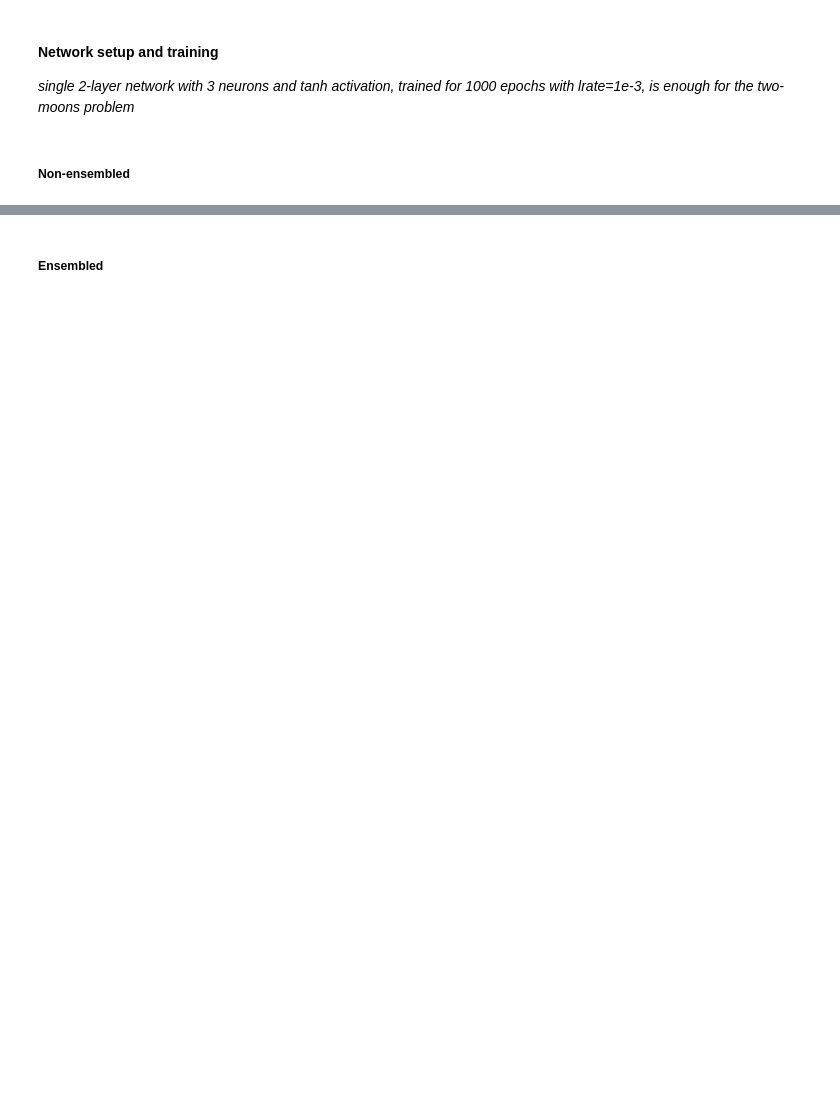
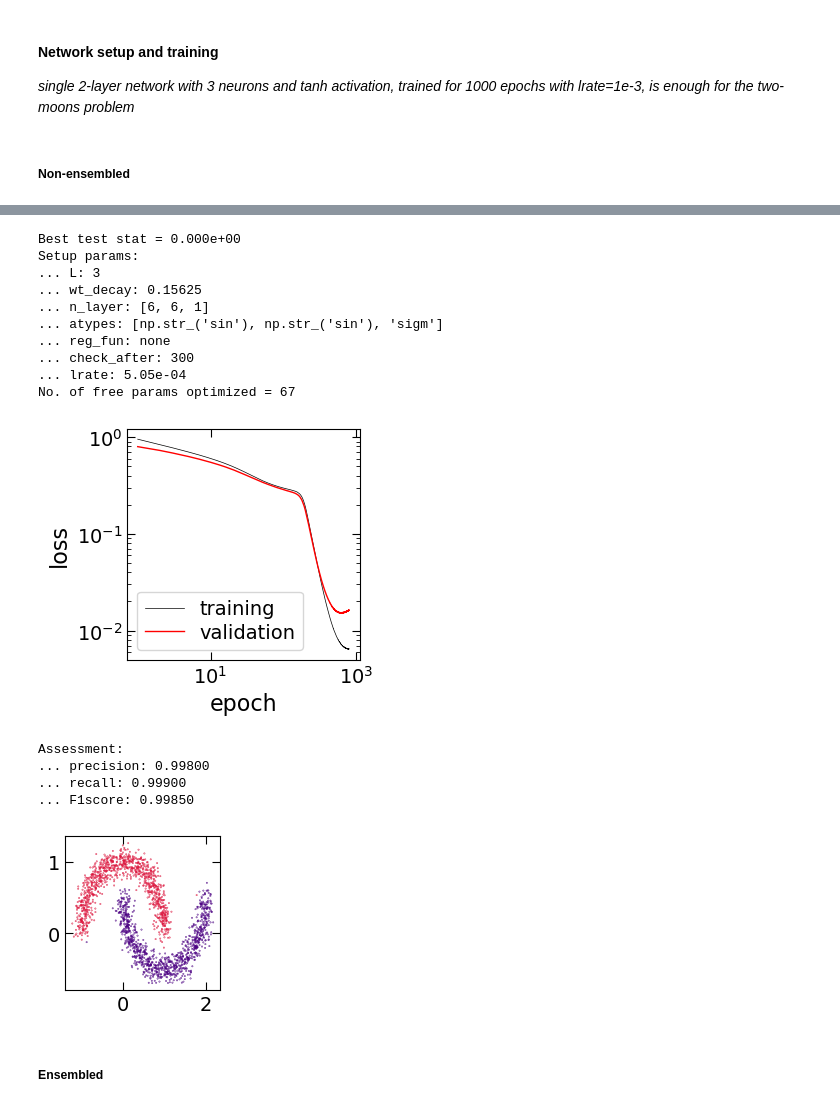
Before and after one commit to a-paranjape/mlfundas, a Jupyter notebook: examples/HyperOpt_Example.ipynb, the cells around one changed output, grey strips where cells are left out. Cells and saved outputs as stored; diff of their text form; code cells hidden in the pictures; blank space fills up the shorter version.

Commit message:
updated with classification example

```diff
--- a/examples/HyperOpt_Example.ipynb
+++ b/examples/HyperOpt_Example.ipynb
@@ -47,11 +47,11 @@ mpl.rcParams['ytick.minor.size'] = 3
 Plot_Stem = 'hyperopt/plots'
 Path(Plot_Stem).mkdir(parents=True,exist_ok=True)
 
-Nproc = 16
+Nproc = 8
 
 Save_Fig = True
 # %%
-Shallow = None # True: shallow+wide arch; False: deep+narrow arch; None: telescoping arch
+Shallow = True # True: shallow+wide arch; False: deep+narrow arch; None: telescoping arch
 Fixed_Width = True # can be False for deep networks
 if Shallow is not None:
     Depth_Str_Root = 'shallow' if Shallow else 'deep'
@@ -63,7 +63,7 @@ else:
 Plot_Str_Root = '' + Depth_Str_Root
 
 Standardize_X = True # whether or not to standardize features
-Standardize_Y = True # whether or not to standardize labels (only relevant for regression)
+Standardize_Y = False # whether or not to standardize labels (only relevant for regression)
 
 if Standardize_X:
     if Standardize_Y:
@@ -319,7 +305,7 @@ hopt_sing = HyperOpt(setup_dict=setup_dict_sing)
 if Optimize:
     net,params_train,bts = hopt_sing.optimize()
 else:
-    net = hopt.load()
+    net = hopt_sing.load()
     params_train,bts = hopt_sing.load_train()
 
 ut.time_this(start_time)
@@ -675,7 +583,7 @@ from sklearn.datasets import make_moons
 # %%
 FtypeClass = 'moons'
 
-ExDictClass = {'moons':{'root':'moons_','text':'Two Moons',
+ExDictClass = {'moons':{'root':'moons/','text':'Two Moons',
                         'noise':0.1,'neg_labels':False}
               }
 
@@ -826,2 +775,54 @@ ut.time_this(start_time)
+# %%
+Ypred_sing = netc.predict(X_test)
+show_keys = ['L','wt_decay','n_layer','atypes','reg_fun']
+
+print('Best test stat = {0:.3e}'.format(bts))
+print('Setup params:')
+for pkey in show_keys:
+    print('... '+pkey+':',netc.params[pkey])
+    if pkey == 'atypes':
+        if 'lrelu' in netc.params[pkey]:
+            print('... ... lrelu_slope: {0:.2e}'.format(netc.params['lrelu_slope']))
+print('... check_after: {0:d}'.format(params_train['check_after']))
+print('... lrate: {0:.2e}'.format(params_train['lrate']))
+
+print('No. of free params optimized = {0:d}\n'.format(netc.calc_N_freeparams()))
+
+plt.figure(figsize=(3,3))
+plt.yscale('log')
+plt.xscale('log')
+plt.xlabel('epoch')
+plt.ylabel('loss')
+plt.plot(netc.epochs,netc.training_loss,'k-',lw=0.5,label='training')
+plt.plot(netc.epochs,netc.val_loss,'r-',lw=1,label='validation')
+plt.legend()
+plt.show()
+
+asc = ml.assess_classification(Ypred_sing,Y_test,neg_labels=Neg_Labels)
+print('Assessment:')
+for key in ['precision','recall','F1score']:
+    print('... '+key+': {0:.5f}'.format(asc[key]))
+
+if FtypeClass == 'moons':
+    plt.figure(figsize=(2,2))
+    plt.scatter(X_test[0],X_test[1],c=[cmoon[int(Ypred_sing[0,n])] for n in range(X_test.shape[1])],s=0.1)
+    plt.show()
+# %% [output]
+Best test stat = 0.000e+00
+Setup params:
+... L: 3
+... wt_decay: 0.15625
+... n_layer: [6, 6, 1]
+... atypes: [np.str_('sin'), np.str_('sin'), 'sigm']
+... reg_fun: none
+... check_after: 300
+... lrate: 5.05e-04
+No. of free params optimized = 67
+[figure, added]
+Assessment:
+... precision: 0.99800
+... recall: 0.99900
+... F1score: 0.99850
+[figure, added]
 # %% [markdown]
 ##### Ensembled
```
Also changed, not shown: parts of 17 cells of this notebook.
